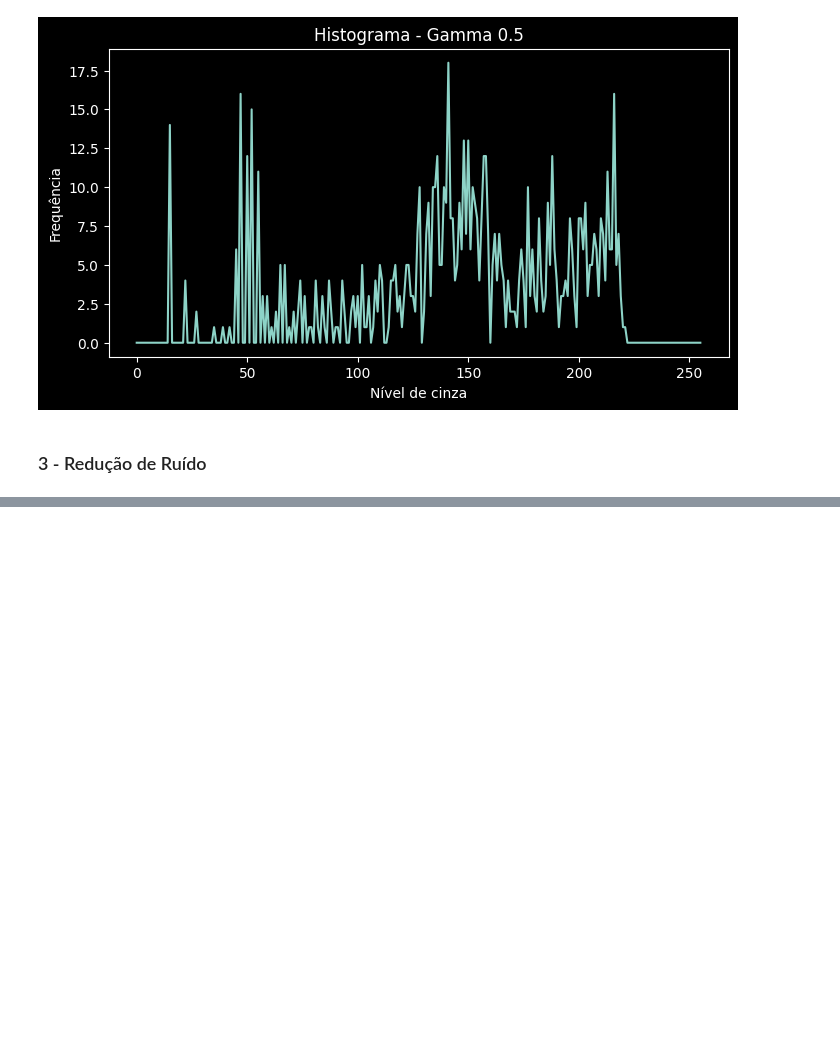
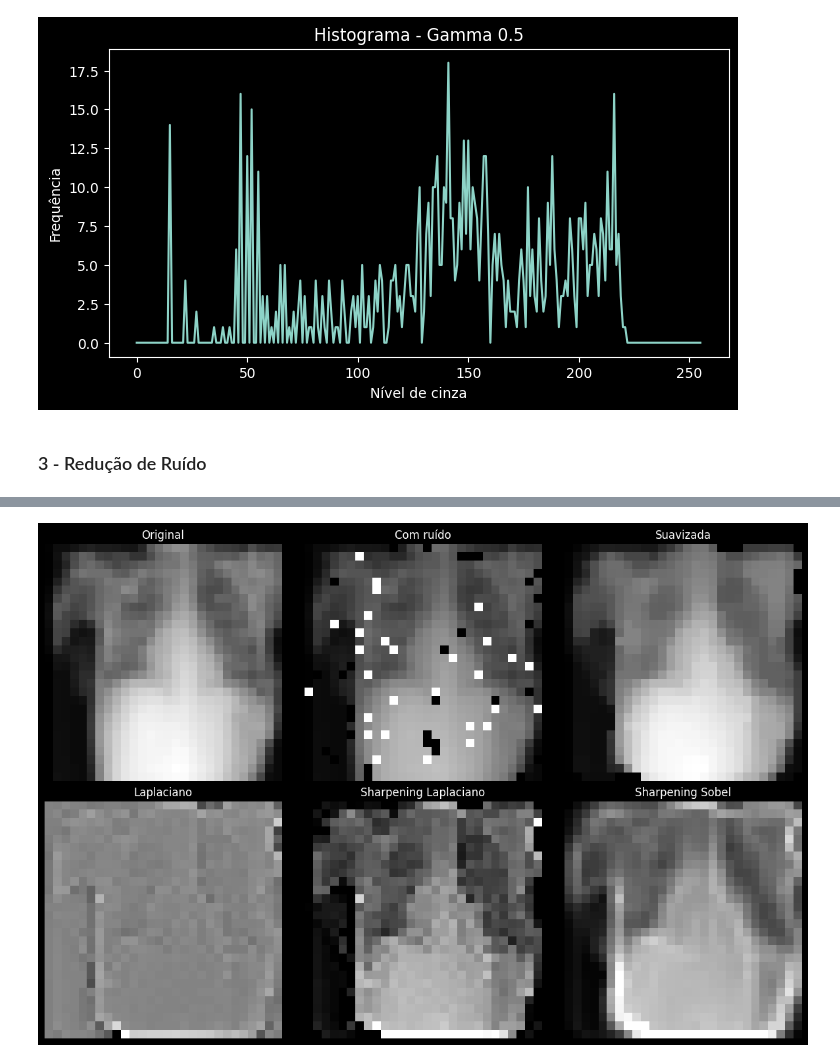
Before and after one commit to pedrxbro/digital-image-processing, a Jupyter notebook: medical-image-processing-pipeline/main.ipynb, the cells around one changed output, grey strips where cells are left out. Drawn from its saved outputs; the diff is of its cells as text; code cells hidden in the pictures; blank space fills up the shorter version.

```diff
--- a/medical-image-processing-pipeline/main.ipynb
+++ b/medical-image-processing-pipeline/main.ipynb
@@ -294,0 +425,30 @@ show_images_grid(
+# %%
+img_original = img_1
+img_noisy = img_1_sp
+img_denoised = median_filter(img_noisy, size=3)
+
+lap, img_lap_sharp = laplacian_sharpen(img_denoised, laplacian_4)
+gx, gy, mag, img_sobel_sharp = sobel_sharpen(img_denoised, alpha=1.0)
+
+show_images_grid(
+    [
+        img_original,
+        img_noisy,
+        img_denoised,
+        normalize_image(lap),
+        img_lap_sharp,
+        img_sobel_sharp
+    ],
+    [
+        "Original",
+        "Com ruído",
+        "Suavizada",
+        "Laplaciano",
+        "Sharpening Laplaciano",
+        "Sharpening Sobel"
+    ],
+    cols=3,
+    figsize=(12, 8)
+)
+# %% [output]
+[figure, added]
```
Also changed, not shown: parts of 15 cells of this notebook.
